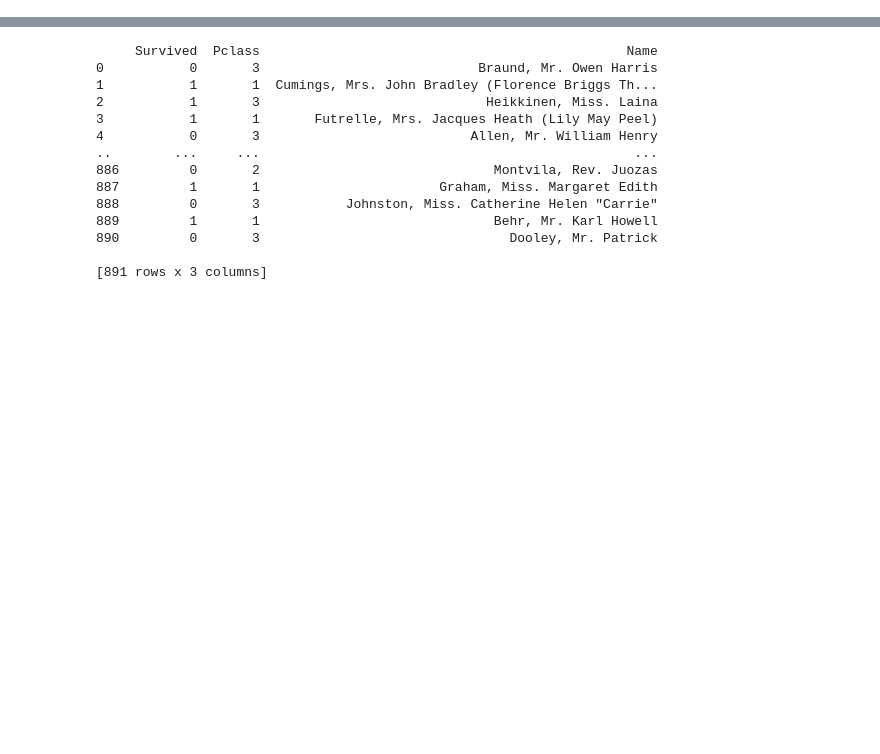
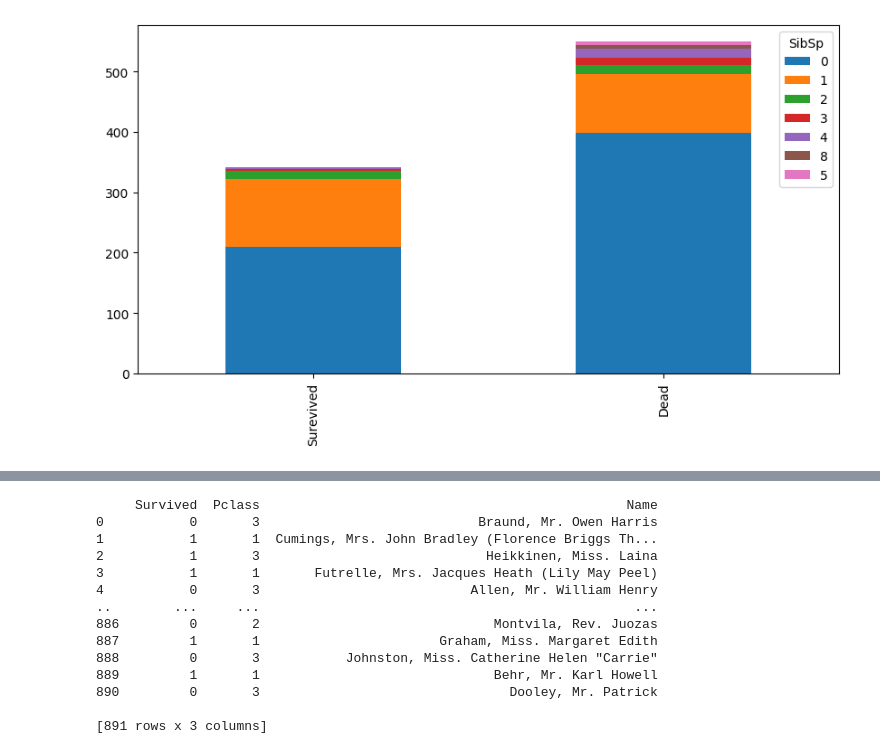
Before and after one commit to welcomeglory/Python, a Jupyter notebook: 07_24.ipynb, the cells around one changed output, grey strips where cells are left out. Saved outputs shown, nothing was run; the diff lists cells and outputs as text; code cells hidden in the pictures; blank space fills up the shorter version.

```diff
--- a/07_24.ipynb
+++ b/07_24.ipynb
@@ -6,0 +66,4 @@ df = pd.read_csv(path)
+# %%
+bar_chart('SibSp')
+# %% [output]
+[figure, added]
```
Also changed, not shown: parts of 11 cells of this notebook.
